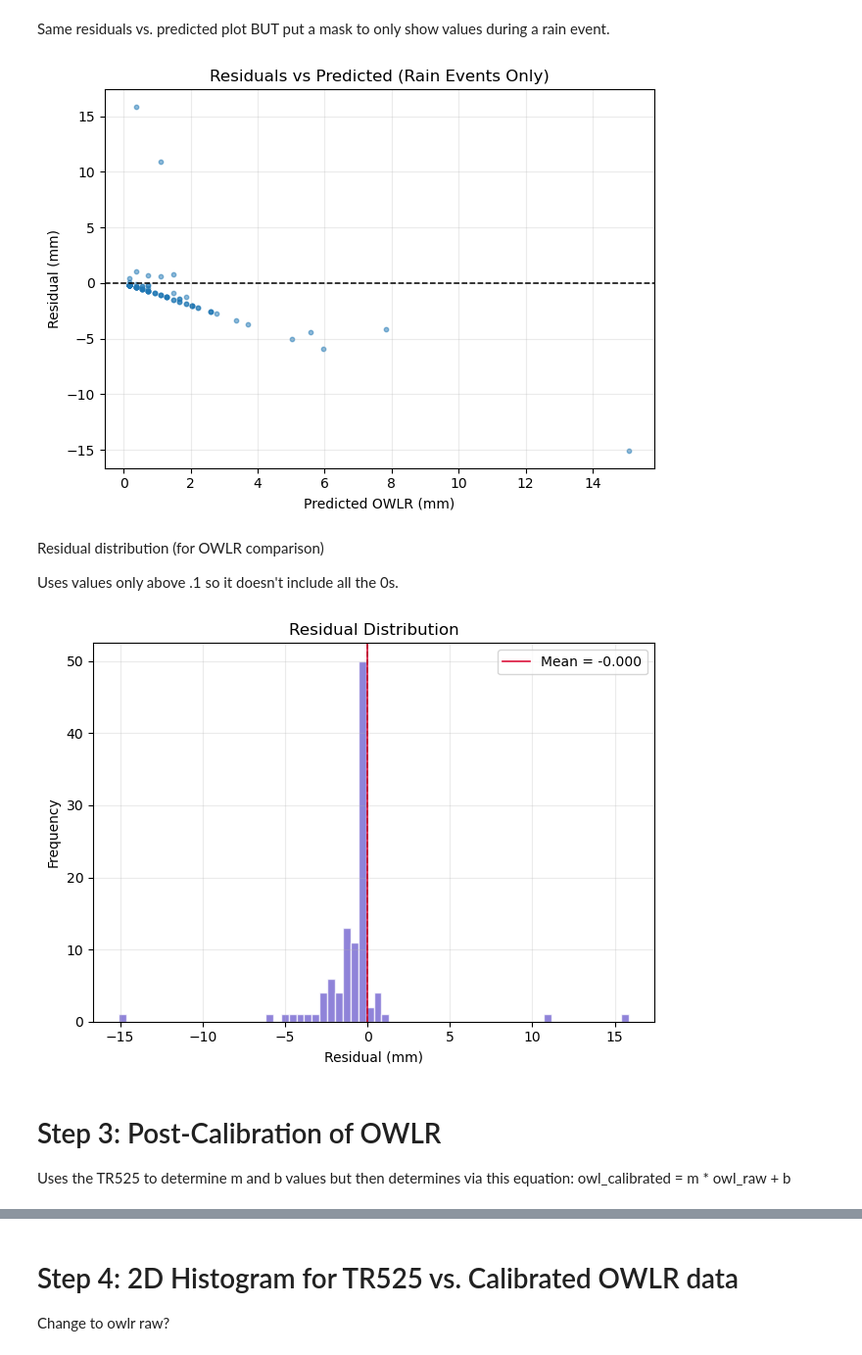
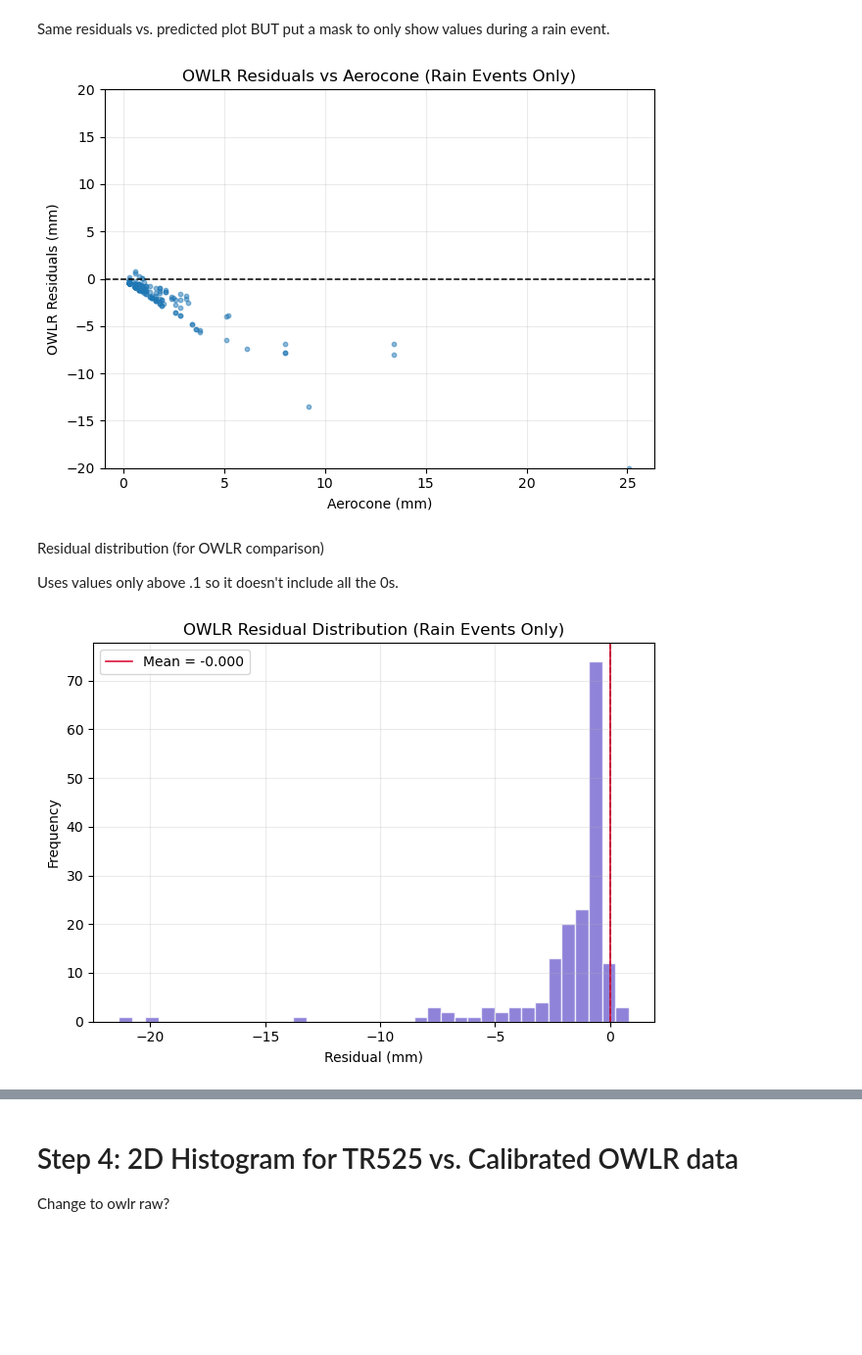
Before and after one commit to COAST-Lab/Open-Water-Level-and-Rainfall-Sensor, a Jupyter notebook: Data Analysis/rainfallAnalysisUpdated.ipynb, the cells around one changed output, grey strips where cells are left out. Shown at 98% size. Drawn from its saved outputs; the diff is of its cells as text; code cells hidden in the pictures; blank space fills up the shorter version.

```diff
--- a/Data Analysis/rainfallAnalysisUpdated.ipynb
+++ b/Data Analysis/rainfallAnalysisUpdated.ipynb
@@ -13,13 +14,13 @@ Configuration:
 Defining configuration parameters and file paths for the rainfall analysis project. This includes the file paths for the CORMP, Davis, and OWLR datasets, as well as the start and end timestamps for the analysis period.
 # %%
 FILES = {
-    "TR525": "Data/precip_CORMP_04132026.csv",
-    "Aerocone": "Data/precip_Davis_04132026.csv",
-    "OWLR":  "Data/OWLR_CMS_04132026.csv"
+    "TR525": "Data/precip_CORMP_04282026.csv",
+    "Aerocone": "Data/precip_Davis_04282026.csv",
+    "OWLR":  "Data/OWLR_CMS_04282026.csv"
 }
 
 START = pd.to_datetime("2025-12-19 09:00")
-END   = pd.to_datetime("2026-04-13 08:00")
+END   = pd.to_datetime("2026-04-28 08:00")
 # %% [markdown]
 Analysis wide variables:
 
@@ -52,14 +53,15 @@ def load_cormp(fp):
 
 
 def load_davis(fp):
-    df = pd.read_csv(fp, skiprows=6, names=["datetime", "rain_mm_aerocone"])
+    df = pd.read_csv(fp, skiprows=6, names=["datetime", "rain_mm_aerocone","waterLevel_cm_CTD"])
     return finalize(df, "rain_mm_aerocone")
 
 
 def load_owlr(fp):
-    df = pd.read_csv(fp, header=None,
-                     names=["device_id", "datetime", "blank", "event", "payload"])
-    df["rain_mm_owlr"] = df["payload"].str.split(",").str[2]
+    # New OWLR export already has columns split; rainfall is the 7th column (index 6).
+    df = pd.read_csv(fp, header=None, skiprows=1)
+    df = df.rename(columns={1: "datetime", 6: "rain_mm_owlr"})
+    df = df[["datetime", "rain_mm_owlr"]]
     return finalize(df, "rain_mm_owlr", resample=False)
 
 def prepare(df, name):
@@ -360,17 +562,17 @@ Assumes that all sensors have error
 # %% [markdown]
 This step makes sure that for each timestamp there is corresponding data from Tr525 vs. OWLR and TR525 vs. Aerocone so the regression works.
 # %%
-paired = rainfall_all[['datetime', 'rain_mm_tr525', 'rain_mm_owlr']].dropna()
-paired_aero = rainfall_all[['datetime', 'rain_mm_tr525', 'rain_mm_aerocone']].dropna()
+paired_owlr = rainfall_all[['datetime', 'rain_mm_aerocone', 'rain_mm_owlr']].dropna()
+paired_tr525 = rainfall_all[['datetime', 'rain_mm_aerocone', 'rain_mm_tr525']].dropna()
 
-# Validate there is enough data ( this may be repetitive also)
-if len(paired) < 2 or len(paired_aero) < 2:
+# Validate there is enough data
+if len(paired_owlr) < 2 or len(paired_tr525) < 2:
     raise ValueError('Not enough overlapping hourly points for Type II regression.')
 
-# Extract variables for regression
-x = paired['rain_mm_tr525'].to_numpy()
-y = paired['rain_mm_owlr'].to_numpy()
-x_aero = paired_aero['rain_mm_tr525'].to_numpy()
-y_aero = paired_aero['rain_mm_aerocone'].to_numpy()
+# Extract variables for regression (Aerocone is x-axis reference)
+x = paired_owlr['rain_mm_aerocone'].to_numpy()
+y_owlr = paired_owlr['rain_mm_owlr'].to_numpy()
+x_tr525 = paired_tr525['rain_mm_aerocone'].to_numpy()
+y_tr525 = paired_tr525['rain_mm_tr525'].to_numpy()
 # %%
 
@@ -478,20 +726,22 @@ plt.show()
 # %% [markdown]
 Same residuals vs. predicted plot BUT put a mask to only show values during a rain event.
 # %%
+
 rain_mask = x > 0.1 # .28 is OWLR resolution but made it a little lower.
 
 plt.figure(figsize=(6.5, 4.8))
-plt.scatter(y_hat[rain_mask], residuals[rain_mask], s=10, alpha=0.5)
+plt.scatter(x[rain_mask], residuals[rain_mask], s=10, alpha=0.5)
 plt.axhline(0, color='black', linestyle='--', linewidth=1.1)
 
-plt.xlabel('Predicted OWLR (mm)')
-plt.ylabel('Residual (mm)')
-plt.title('Residuals vs Predicted (Rain Events Only)')
+plt.xlabel('Aerocone (mm)')
+plt.ylabel('OWLR Residuals (mm)')
+plt.title('OWLR Residuals vs Aerocone (Rain Events Only)')
+plt.ylim(-20, 20)
 plt.grid(alpha=0.25)
 plt.tight_layout()
 plt.show()
 # %% [output]
-[figure, old version]
+[figure, new version]
 # %% [markdown]
 Residual distribution (for OWLR comparison)
 
@@ -499,24 +749,19 @@ Uses values only above .1 so it doesn't include all the 0s.
 # %%
 
 rain_mask = x > 0.1   # .28 is OWLR resolution but made it a little lower.
 residuals_rain = residuals[rain_mask]
 y_hat_rain = y_hat[rain_mask]
 
 plt.figure(figsize=(6.5, 4.8))
 plt.hist(residuals_rain, bins='auto', color='slateblue', alpha=0.75, edgecolor='white')
 plt.axvline(0, color='black', linestyle='--', linewidth=1.1)
 plt.axvline(resid_mean, color='crimson', linestyle='-', linewidth=1.2, label=f'Mean = {resid_mean:.3f}')
 plt.xlabel('Residual (mm)')
 plt.ylabel('Frequency')
-plt.title('Residual Distribution')
+plt.title('OWLR Residual Distribution (Rain Events Only)')
 plt.grid(alpha=0.25)
 plt.legend()
 plt.tight_layout()
 plt.show()
 # %% [output]
-[figure, old version]
+[figure, new version]
-# %% [markdown]
-# Step 3: Post-Calibration of OWLR
-
-Uses the TR525 to determine m and b values but then determines via this equation:
- owl_calibrated = m * owl_raw + b
```
Also changed, not shown: parts of 49 cells of this notebook, 9 other files.
